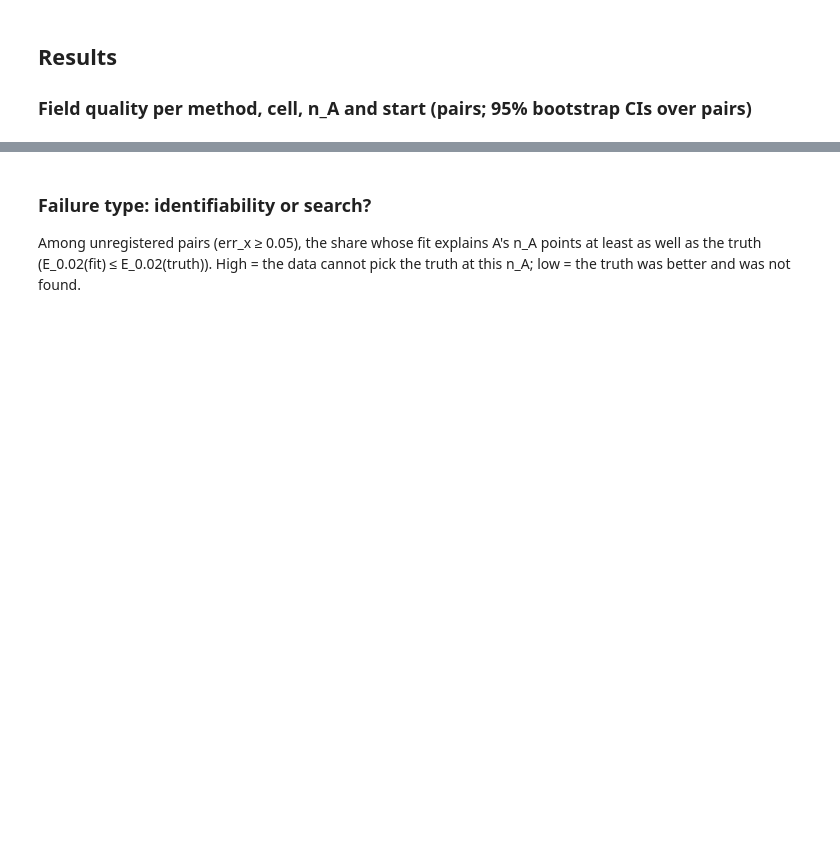
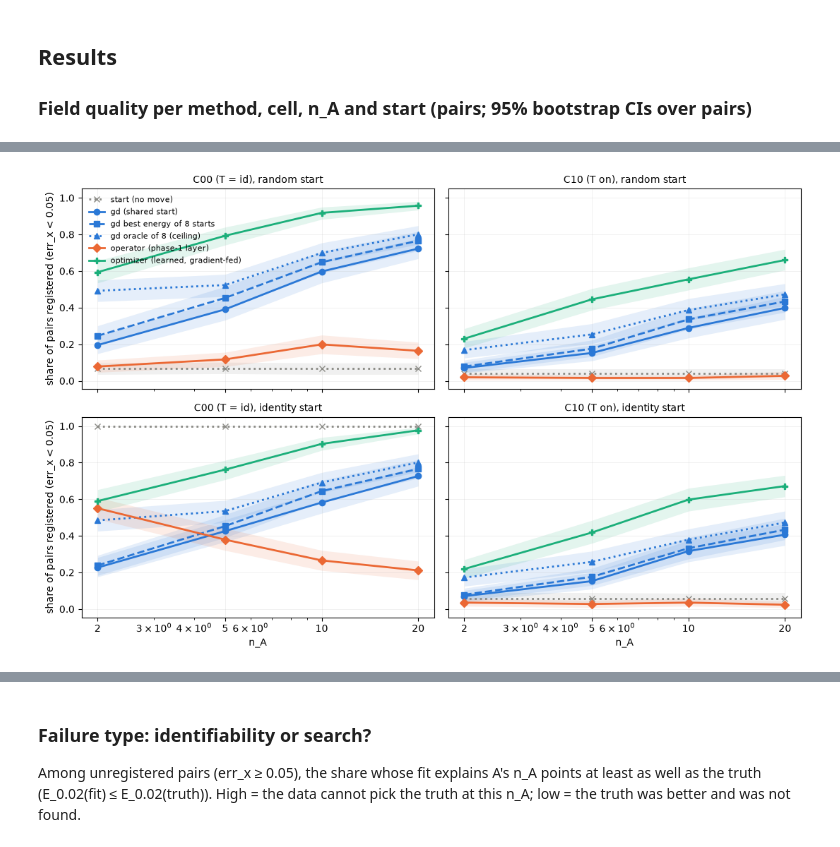
Before and after one commit to timruhkopf/meta-pfn, a Jupyter notebook: notebooks/07_2026-10-26_fieldonly.ipynb, the cells around one changed output, grey strips where cells are left out. Drawn from its saved outputs; the diff is of its cells as text; code cells hidden in the pictures; blank space fills up the shorter version.

```diff
--- a/notebooks/07_2026-10-26_fieldonly.ipynb
+++ b/notebooks/07_2026-10-26_fieldonly.ipynb
@@ -114,10 +114,10 @@ import pandas as pd
 from meta_pfn.analysis import load_snapshot, show_header
 from meta_pfn.analysis.fieldonly import summary, verdict
 
-SNAPSHOTS = {  # one sweep per method (launched separately on ulysses)
-    "gd": "results/fieldonly/<sweep_id>",
-    "operator": "results/fieldonly/<sweep_id>",
-    "optimizer": "results/fieldonly/<sweep_id>",
+SNAPSHOTS = {  # one sweep per method (launched separately on ulysses, commit e4422aa)
+    "gd": "results/fieldonly/pilot_20261026-132403",
+    "operator": "results/fieldonly/pilot_20261026-132409",
+    "optimizer": "results/fieldonly/pilot_20261026-132415",
 }
 snaps = {k: load_snapshot(v) for k, v in SNAPSHOTS.items()}
 for k, s in snaps.items():
@@ -149,32 +220,35 @@ STYLE = {
 
 
 def panel_grid(metric, lo, hi, ylabel, log=False, ref=None):
     fig, axes = plt.subplots(2, 2, figsize=(11, 7), sharex=True, sharey=True)
     for i, init in enumerate(["random", "identity"]):
         for j, cell in enumerate(["C00", "C10"]):
             ax = axes[i, j]
             for m, st in STYLE.items():
                 d = sm.loc[(sm.cell == cell) & (sm.init == init) & (sm.method == m)].sort_values("n_a")
                 if d.empty:
                     continue
                 ax.plot(d.n_a, d[metric], lw=2, ms=6, **st)
                 ax.fill_between(d.n_a, d[lo], d[hi], color=st["color"], alpha=0.12, lw=0)
             if ref is not None:
                 ax.axhline(ref, color="0.3", lw=0.6, ls="-")
             ax.set_title(f"{cell} ({'T = id' if cell == 'C00' else 'T on'}), {init} start", fontsize=10)
             ax.set_xscale("log")
             ax.set_xticks([2, 5, 10, 20], ["2", "5", "10", "20"])
+            ax.xaxis.set_minor_formatter(plt.NullFormatter())
             ax.grid(alpha=0.25, lw=0.5)
             if log:
                 ax.set_yscale("log")
             if j == 0:
                 ax.set_ylabel(ylabel)
             if i == 1:
                 ax.set_xlabel("n_A")
     axes[0, 0].legend(fontsize=8, frameon=False)
     fig.tight_layout()
 
 
 panel_grid("share", "share_lo", "share_hi", "share of pairs registered (err_x < 0.05)")
+# %% [output]
+[figure, added]
 # %%
 panel_grid("med_err_x", "med_lo", "med_hi", "median field error err_x (A's frame)", log=True, ref=0.05)
```
Also changed, not shown: parts of 8 cells of this notebook, 36 other files.
